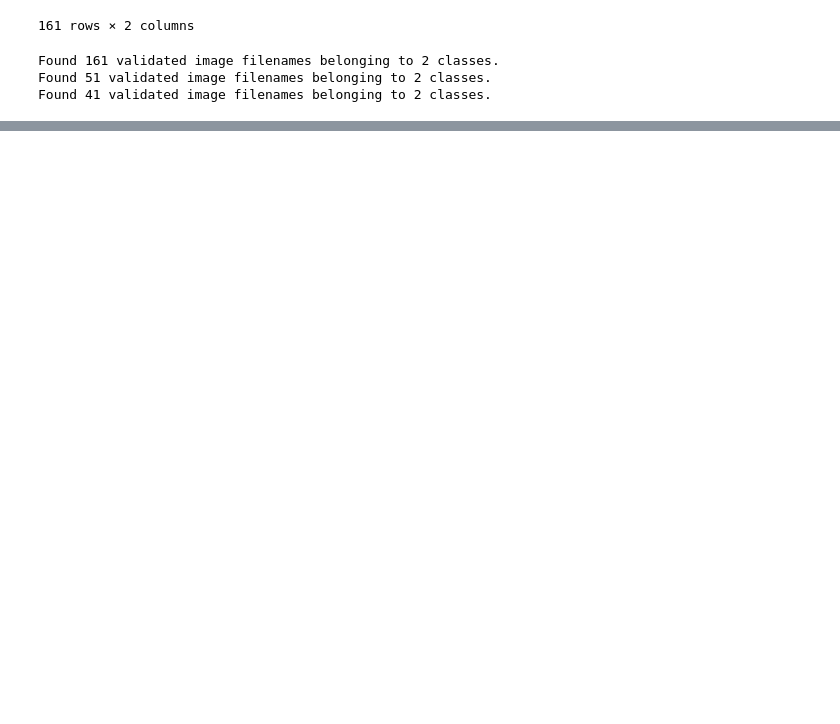
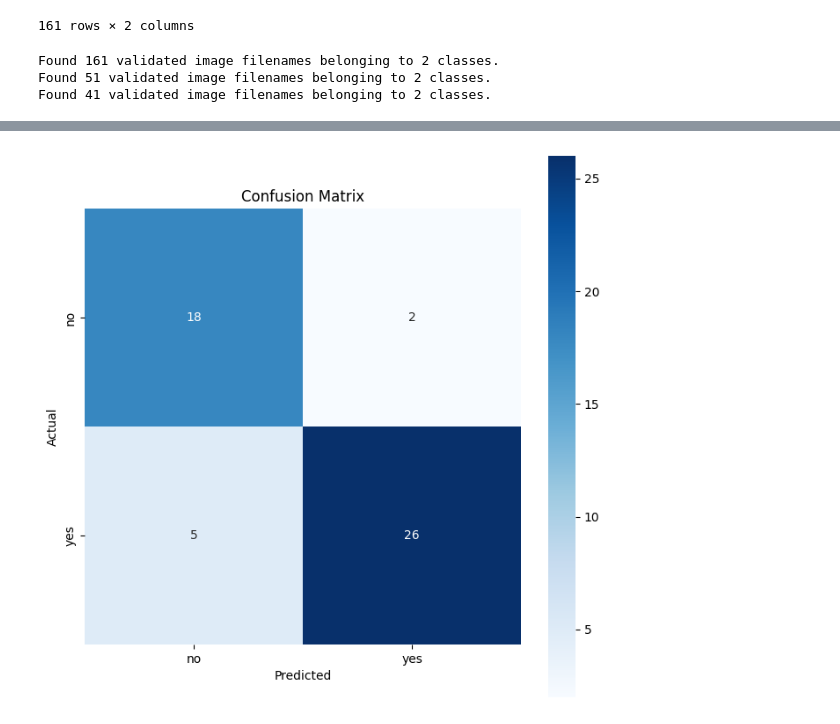
Before and after one commit to sgwlee96/Brain_Tumor_Detection, a Jupyter notebook: Model.ipynb, the cells around one changed output, grey strips where cells are left out. Drawn from its saved outputs; the diff is of its cells as text; code cells hidden in the pictures; blank space fills up the shorter version.

```diff
--- a/Model.ipynb
+++ b/Model.ipynb
@@ -137,0 +179,22 @@ Epoch 8/150
+# %%
+# Get predictions for the test data
+y_pred = model.predict(test)
+y_pred_classes = np.argmax(y_pred, axis=1)
+
+# Get true labels for the test data
+true_classes = test.classes
+
+# Compute confusion matrix
+conf_matrix = confusion_matrix(true_classes, y_pred_classes)
+
+# Plot confusion matrix
+import seaborn as sns
+
+plt.figure(figsize=(8, 8))
+sns.heatmap(conf_matrix, annot=True, fmt='d', cmap='Blues', square=True,
+            xticklabels=test.class_indices.keys(), yticklabels=test.class_indices.keys())
+plt.xlabel('Predicted')
+plt.ylabel('Actual')
+plt.title('Confusion Matrix')
+plt.show()
+# %% [output]
@@ -137,0 +202 @@ Epoch 8/150
+[figure, added]
```
Also changed, not shown: parts of 7 cells of this notebook, 2 other files.
